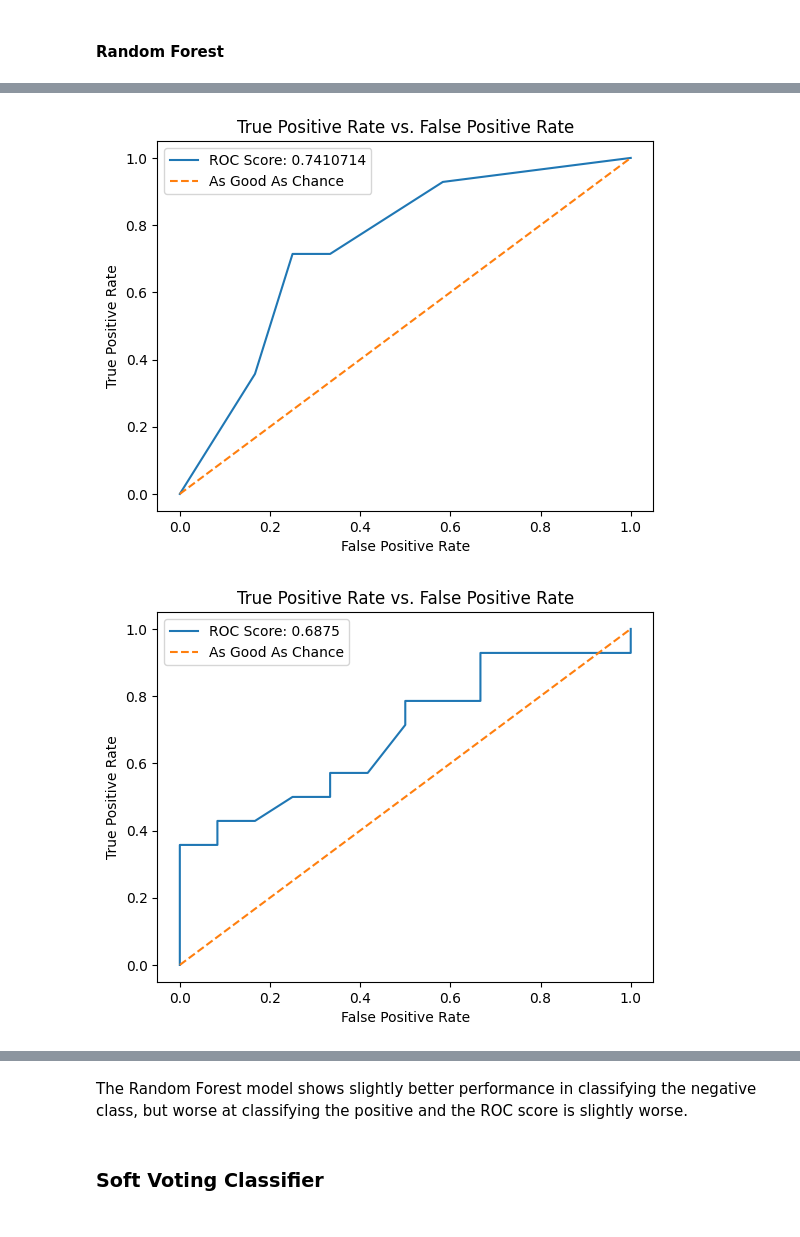
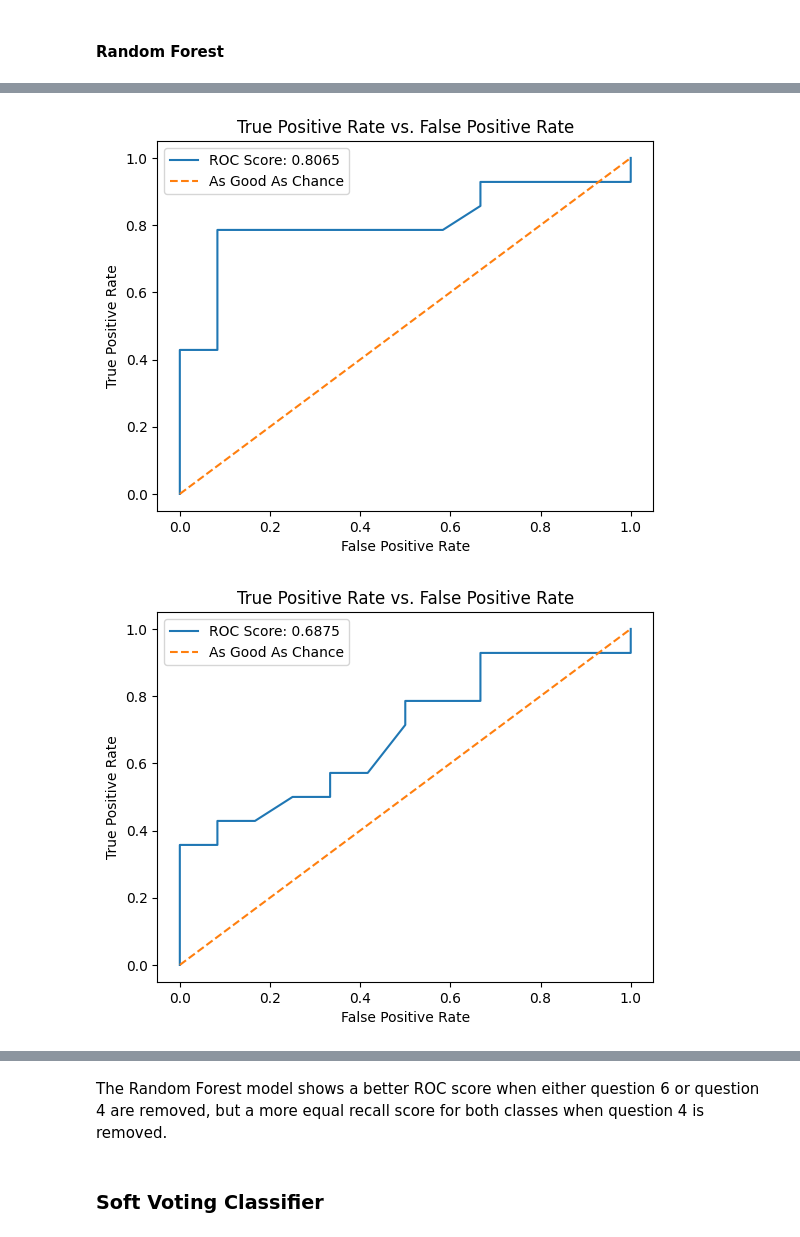
Before and after one commit to SmittyB00p/yAwe0UFmtLBhlMeG, a Jupyter notebook: models.ipynb, the cells around one changed output, grey strips where cells are left out. Drawn from its saved outputs; the diff is of its cells as text; code cells hidden in the pictures.

```diff
--- a/models.ipynb
+++ b/models.ipynb
@@ -349,7 +350,7 @@ Classification report:
    macro avg       0.59      0.59      0.59        26
 weighted avg       0.62      0.62      0.62        26
 # %%
-xgboost_model = XGBClassifier(booster='gblinear', reg_lambda=60.0001, reg_alpha=90.0001, random_state=xgboost_seed)
+xgboost_model = XGBClassifier(booster='gblinear', reg_lambda=0.0001, reg_alpha=0.0001, random_state=xgboost_seed)
 xgboost_model.fit(X_train_xgb, y_train_xgb)
 y_pred = xgboost_model.predict(X_test_xgb)
 xgboost_probs = xgboost_model.predict_proba(X_test_xgb)
@@ -732,16 +785,27 @@ plt.show()
 # %%
-array_2 = np.zeros(shape=(df.iloc[:, 1:].shape[1]))
+for name, model in final_models_list.items():
+    try:
+        print(f"{'*'*30} {name} {'*'*30}")
+        array_2 = np.zeros(shape=(df.iloc[:, 1:].shape[1]))
 
-for i in range(5):
-    selector = RFECV(estimator=hyperopt_trained_models['Random Forest'], step=1, min_features_to_select=4, cv=5)
-    selector.fit(X_train_rf, y_train_rf)
-    y_pred = selector.predict(X_test_rf)
+        for i in range(5):
+            selector = RFECV(estimator=model, step=1, min_features_to_select=4, cv=5)
+            selector.fit(X_train_rf, y_train_rf)
+            y_pred = selector.predict(X_test_rf)
 
-    print(classification_report(y_test_rf, y_pred))
-    rank = np.array(selector.ranking_)
-    print(rank)
-    array_2 += rank
-    print('-'*50)
+            print(classification_report(y_test_rf, y_pred))
+            rank = np.array(selector.ranking_)
+            print(rank)
+            array_2 += rank
+            print('-'*50)
 
-print(array_2)
+        print(array_2)
+        plt.barh(y=X.columns, width=array_2)
+        plt.title(f'Feature selection using RFECV for {name}')
+        plt.xlabel('Ranking:\n(lower values mean that those features were\nchosen more often for their importance)')
+        plt.ylabel('Dataset features')
+        plt.show()
+
+    except:
+        print(f'Feature reduction cannot be utilized for {name}')
 # %% [output]
@@ -794,3 +873,6 @@ four_q_df.head()
 | 2 | 3 | 3 | 3 | 3 |
 | 3 | 4 | 3 | 3 | 3 |
 | 4 | 4 | 3 | 3 | 3 |
+# %%
+no_q_four_df = X[['X1','X2' ,'X3', 'X5', 'X6']]
+no_q_four_df.head()
@@ -879,8 +994,9 @@ For the GaussianNB model the score barely change, if at all when dropping questi
 # %% [markdown]
 #### Random Forest
 # %%
-probs_5, test_5 = feature_extraction(five_q_df, target_variable, trained_models_dict['Random Forest'], seed=rf_seed)
+probs_5, test_5 = feature_extraction(five_q_df, target_variable, hyperopt_trained_models['Random Forest'], seed=rf_seed)
 probs_4, test_4 = feature_extraction(four_q_df, target_variable, hyperopt_trained_models['Random Forest'], rf_seed)
+probs_no_4, test_no_4 = feature_extraction(no_q_four_df, target_variable, hyperopt_trained_models['Random Forest'], rf_seed)
 # %% [output]
               precision    recall  f1-score   support
 
@@ -902,6 +1018,7 @@ weighted avg       0.61      0.62      0.61        26
 # %%
 roc(probs_5, test_5)
 roc(probs_4, test_4)
+roc(probs_no_4, test_no_4)
 # %% [output]
-[figure, old version]
+[figure, new version]
 [figure]
@@ -908,5 +1026,5 @@ roc(probs_4, test_4)
-# %% [markdown]
-The Random Forest model shows slightly better performance in classifying the negative class, but worse at classifying the positive and the ROC score is slightly worse.
+# %% [markdown]
+The Random Forest model shows a better ROC score when either question 6 or question 4 are removed, but a more equal recall score for both classes when question 4 is removed.
 # %% [markdown]
 ### Soft Voting Classifier
 # %%
```
Also changed, not shown: parts of 40 cells of this notebook.
